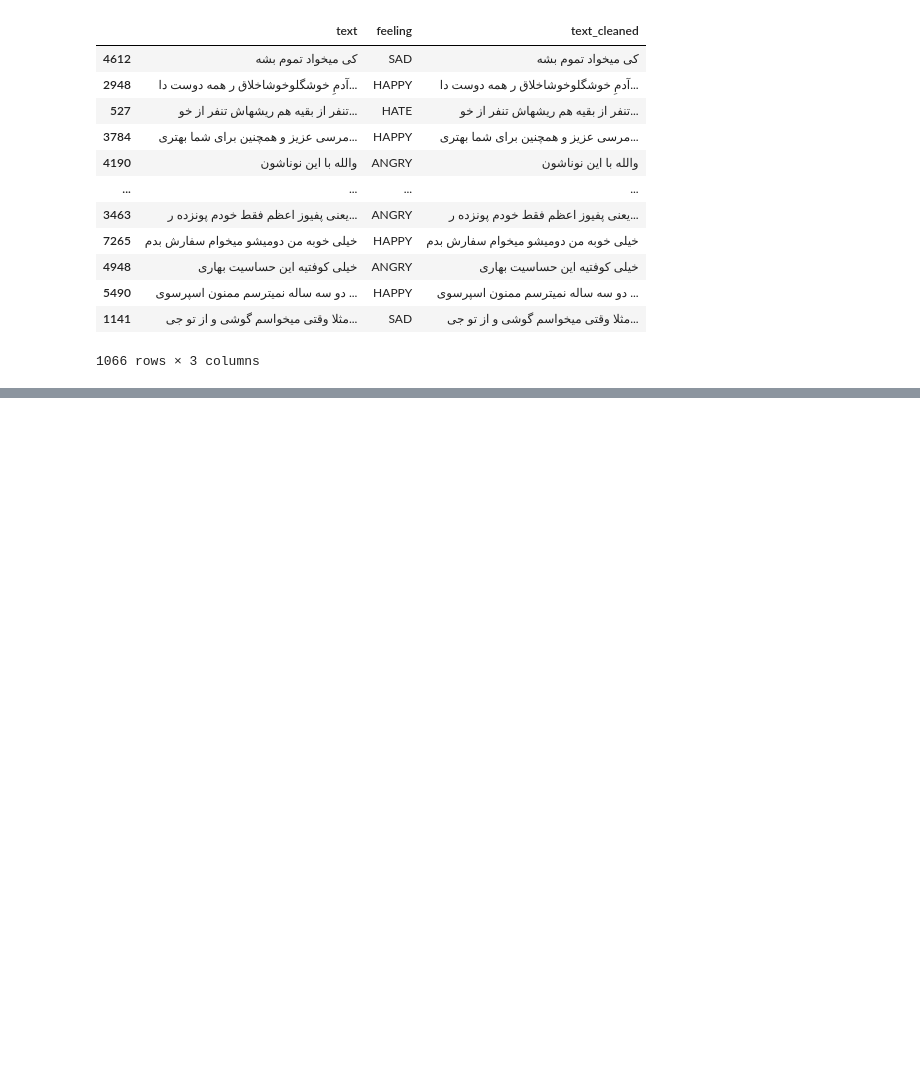
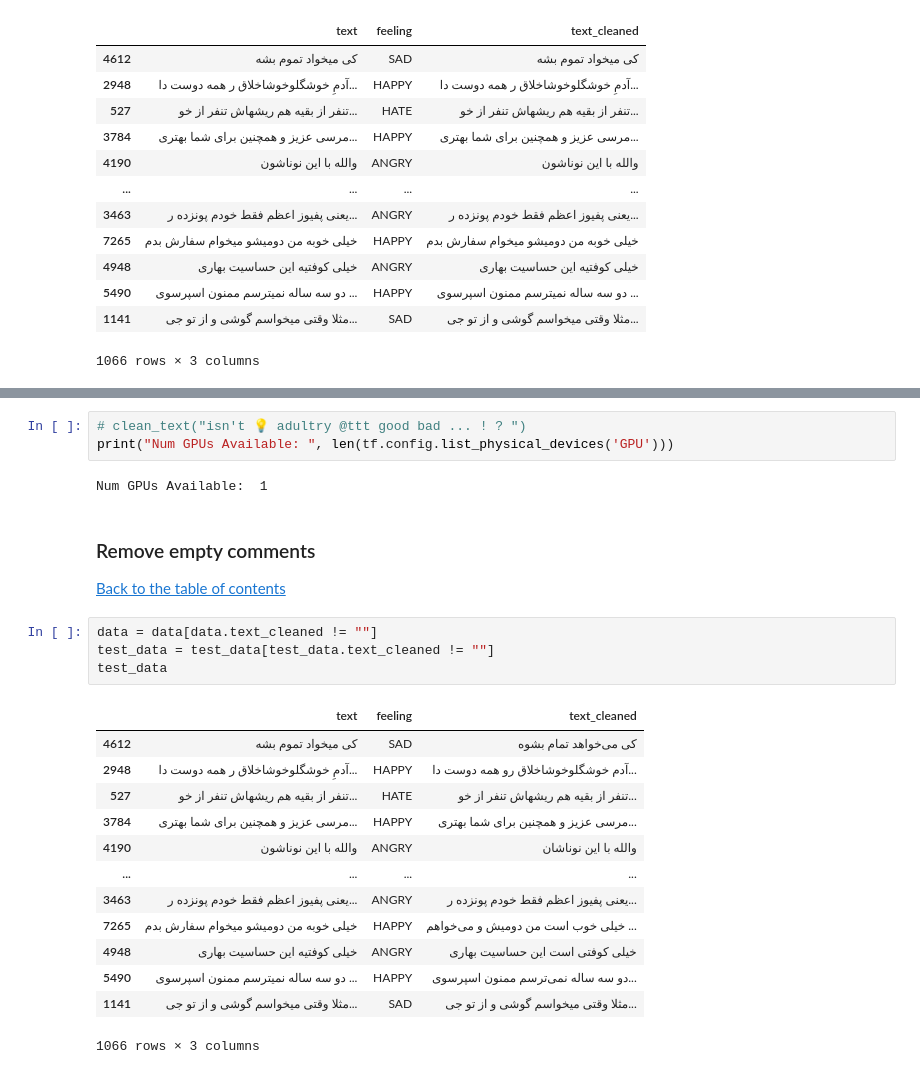
Before and after one commit to second-ali/AI-Final-Project-Ali_Haddadi, a Jupyter notebook: EmotionAnalysis/EmotionAnalysis.ipynb, the cells around one changed output, grey strips where cells are left out. Saved outputs shown, nothing was run; the diff lists cells and outputs as text; blank space fills up the shorter version.

Commit message:
normalizing using hazm and deleting the empty inputs

```diff
--- a/EmotionAnalysis/EmotionAnalysis.ipynb
+++ b/EmotionAnalysis/EmotionAnalysis.ipynb
@@ -245,0 +301,26 @@ test_data
+# %%
+# clean_text("isn't 💡 adultry @ttt good bad ... ! ? ")
+print("Num GPUs Available: ", len(tf.config.list_physical_devices('GPU')))
+# %% [output]
+Num GPUs Available:  1
+# %% [markdown]
+### Remove empty comments <a class="anchor" id="dp-re"></a>
+<a href="#toc">Back to the table of contents</a>
+# %%
+data = data[data.text_cleaned != ""]
+test_data = test_data[test_data.text_cleaned != ""]
+test_data
+# %% [output]
+|  | text | feeling | text_cleaned |
+| 4612 | کی میخواد تموم بشه | SAD | کی می‌خواهد تمام بشوه |
+| 2948 | آدمِ خوشگلوخوشاخلاق ر همه دوست دا... | HAPPY | آدم خوشگلوخوشاخلاق رو همه دوست دا... |
+| 527 | تنفر از بقیه هم ریشهاش تنفر از خو... | HATE | تنفر از بقیه هم ریشهاش تنفر از خو... |
+| 3784 | مرسی عزیز و همچنین برای شما بهتری... | HAPPY | مرسی عزیز و همچنین برای شما بهتری... |
+| 4190 | والله با این نوناشون | ANGRY | والله با این نوناشان |
+| ... | ... | ... | ... |
+| 3463 | یعنی پفیوز اعظم فقط خودم پونزده ر... | ANGRY | یعنی پفیوز اعظم فقط خودم پونزده ر... |
+| 7265 | خیلی خوبه من دومیشو میخوام سفارش بدم | HAPPY | خیلی خوب است من دومیش و می‌خواهم ... |
+| 4948 | خیلی کوفتیه این حساسیت بهاری | ANGRY | خیلی کوفتی است این حساسیت بهاری |
+| 5490 | دو سه ساله نمیترسم ممنون اسپرسوی ... | HAPPY | دو سه ساله نمی‌ترسم ممنون اسپرسوی... |
+| 1141 | مثلا وقتی میخواسم گوشی و از تو جی... | SAD | مثلا وقتی میخواسم گوشی و از تو جی... |
+1066 rows × 3 columns
```
Also changed, not shown: parts of 1 cell of this notebook.
